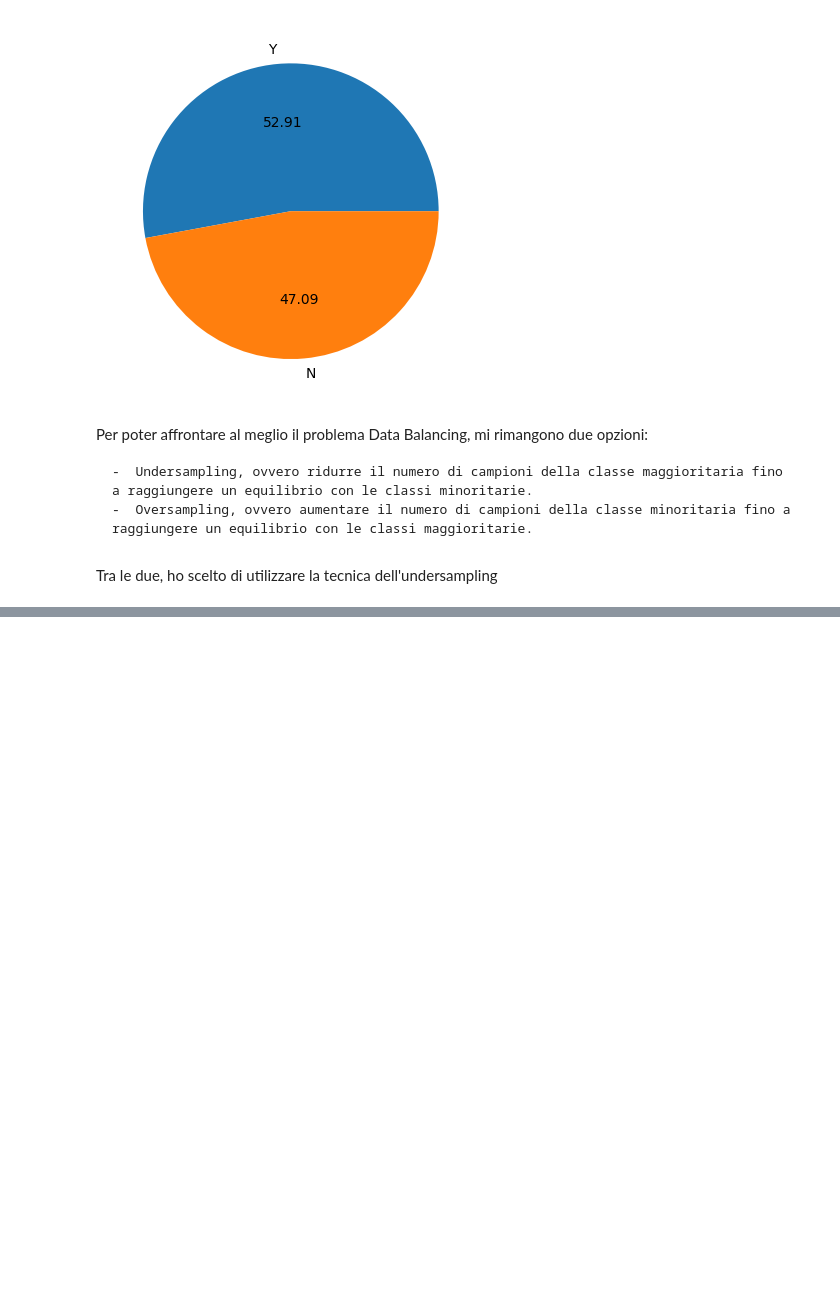
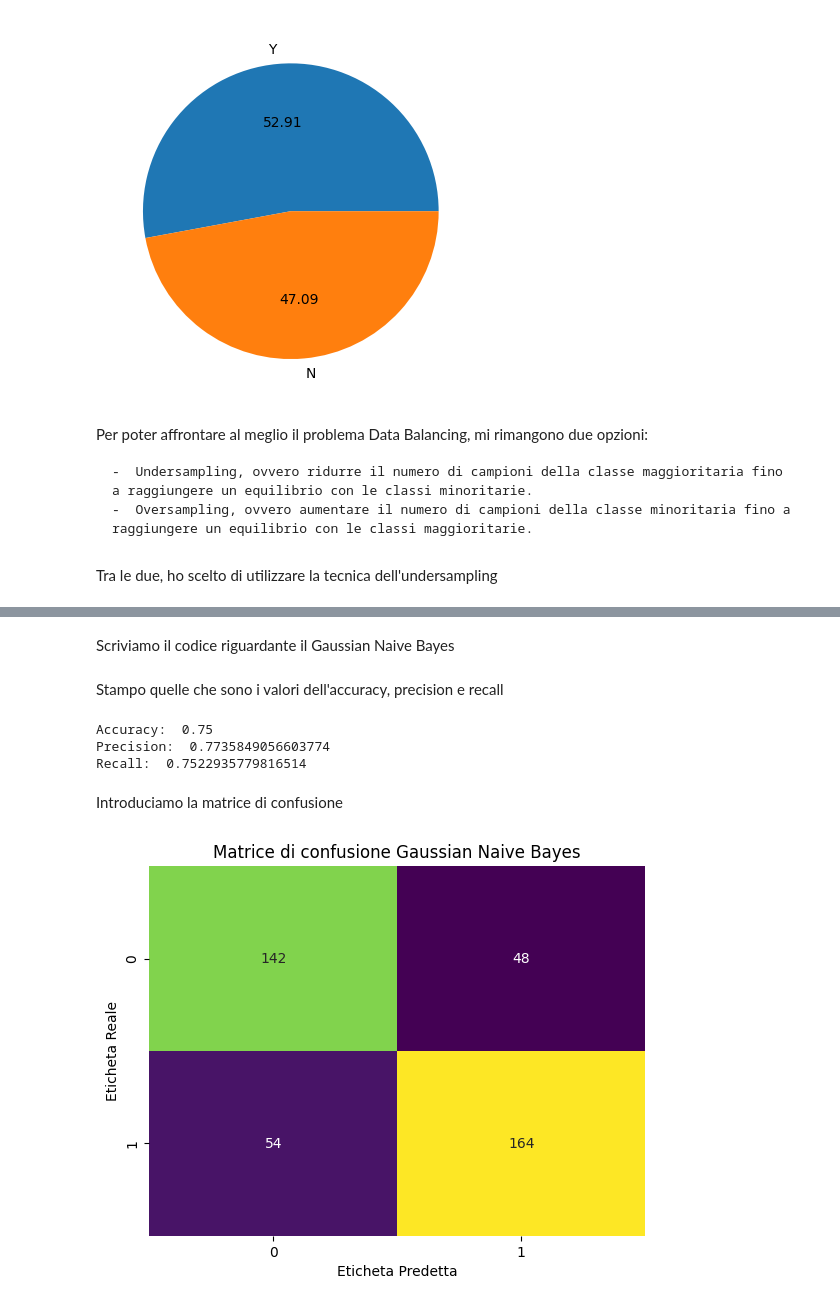
Before and after one commit to bafiuss/Sapore-DiVino, a Jupyter notebook: Sapore_DiVino-CODICE.ipynb, the cells around one changed output, grey strips where cells are left out. Cells and saved outputs as stored; diff of their text form; code cells hidden in the pictures; blank space fills up the shorter version.

Commit message:
inserimento algoritmi di naive bayes

```diff
--- a/Sapore_DiVino-CODICE.ipynb
+++ b/Sapore_DiVino-CODICE.ipynb
@@ -271,0 +252,38 @@ Index([   0,    1,    2,    5,    6,    9,   10,   12,   13,   14,
+# %%
+from sklearn.naive_bayes import GaussianNB,MultinomialNB,BernoulliNB,ComplementNB
+from sklearn.metrics import accuracy_score,confusion_matrix,precision_score, recall_score
+
+gnb = GaussianNB()
+mnb = MultinomialNB()
+bnb = BernoulliNB()
+cmplnb = ComplementNB()
+# %% [markdown]
+Scriviamo il codice riguardante il Gaussian Naive Bayes
+# %%
+gnb.fit(X_train,Y_train.values.ravel()) #training
+y_pred = gnb.predict(X_test) #testing
+# %% [markdown]
+Stampo quelle che sono i valori dell'accuracy, precision e recall
+# %%
+accuracyGNB = accuracy_score(Y_test,y_pred)
+precisionGNB = precision_score(Y_test,y_pred)
+recallGNB = recall_score(Y_test,y_pred)
+print('Accuracy: ' , accuracyGNB)
+print('Precision: ' , precisionGNB)
+print('Recall: ' , recallGNB)
+# %% [output]
+Accuracy:  0.75
+Precision:  0.7735849056603774
+Recall:  0.7522935779816514
+# %% [markdown]
+Introduciamo la matrice di confusione
+# %%
+labels=['0', '1']
+confusion_matrix_result = confusion_matrix(Y_test,y_pred)
+sns.heatmap(confusion_matrix_result, annot=True, fmt='d', cmap='viridis', xticklabels=labels, yticklabels=labels,cbar=False)
+plt.title('Matrice di confusione Gaussian Naive Bayes')
+plt.xlabel('Eticheta Predetta')
+plt.ylabel('Eticheta Reale')
+plt.show()
+# %% [output]
+[figure, added]
```
Also changed, not shown: parts of 12 cells of this notebook.
